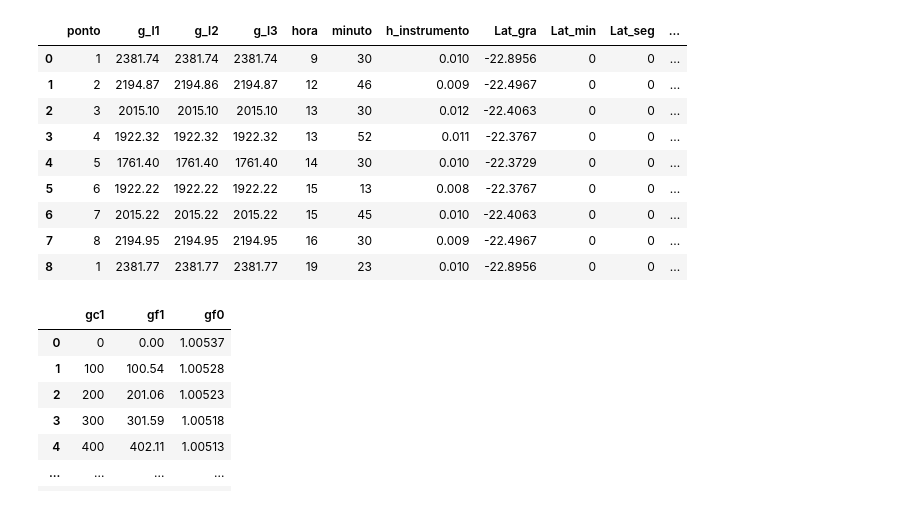
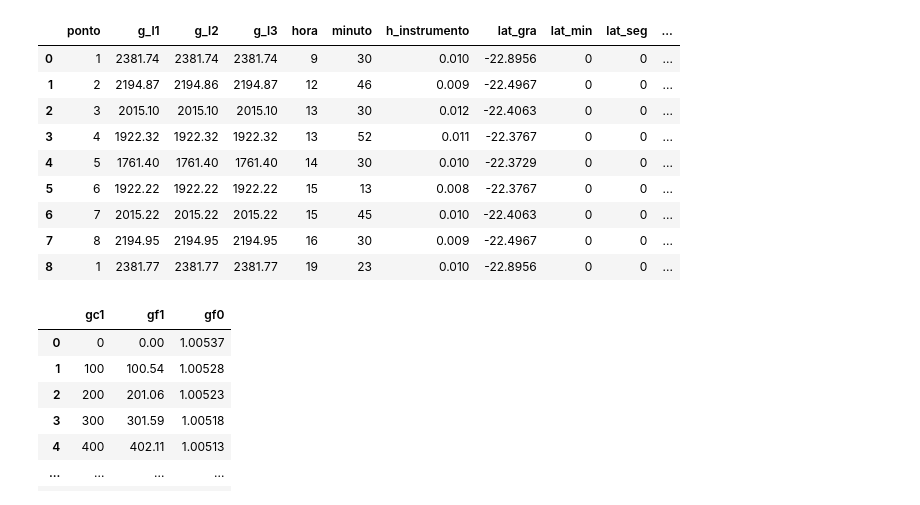
Before and after one commit to sophia-helena-paula/GRAREDv2, a Jupyter notebook: grared.ipynb, the cells around one changed output. Cells and saved outputs as stored; diff of their text form; code cells hidden in the pictures.

```diff
--- a/grared.ipynb
+++ b/grared.ipynb
@@ -166,3 +145,36 @@ def calcular_dados(ponto, Lat_gra, Lat_min, Lat_seg, Lon_gra, Lon_min, Lon_seg,
+# %%
+#-->TO CLASS
+def calcular_val_dec(row, g, m, s):
+    if row[g] >= 0:
+        return row[g] + (row[m] / 60) + (row[s] / 3600)
+    else:
+        return row[g] - (row[m] / 60) - (row[m] / 3600)
+
+def ajustar_hora_utc(hora_utc):
+    if hora_utc < 0:
+        return hora_utc + 24
+    elif hora_utc >= 24:
+        return hora_utc - 24
+    else:
+        return hora_utc
+
+def calcular_dados(df_leitura, fuso_horario):
+    #Cálculo de Latitude em Graus decimais
+    df_leitura['lat_g_dec'] = df_leitura.apply(calcular_val_dec, axis=1, g='lat_gra', m='lat_min', s='lat_seg' )
+    df_leitura['lat_rad'] = np.radians(df_leitura['lat_g_dec'])
+
+    #Cálculo de Longitude em Graus decimais
+    df_leitura['lon_g_dec'] = df_leitura.apply(calcular_val_dec, axis=1, g='lon_gra', m='lon_min', s='lon_seg' )
+    df_leitura['lon_rad'] = np.radians(df_leitura['lon_g_dec'])
+
+    #Cálculo do tempo em Horas decimais
+    df_leitura['hora_dec'] = (df_leitura['hora']) + (df_leitura['minuto']/(60))
+
+    #Horas (sem minutos e segundos) em UTC
+    df_leitura['hora_utc'] = (df_leitura['hora_dec'] - fuso_horario)
+    df_leitura['hora_utc'] = df_leitura['hora_utc'].apply(ajustar_hora_utc)
+
+    return df_leitura
 # %%
 def incertezas():
     ç_gref=0.03 #Inceerteza da leitura absoluta de referência em mGal
@@ -334,10 +352,11 @@ def wrapper(dec=3):
 # %%
 # --> TO DO
-filepath = r'data\GRARED_P_exemplo.xlsx'
-df= open_leitura(tipo_arquivo='excel', path_arquivo=filepath)
-df
+filepath = r'data\GRARED_P_exemplo.csv'
+df= open_leitura(filepath)
+df_1 = calcular_dados(df,-3)
+df_1
 # %% [output]
-|  | ponto | g_l1 | g_l2 | g_l3 | hora | minuto | h_instrumento | Lat_gra | Lat_min | Lat_seg | ... |
+|  | ponto | g_l1 | g_l2 | g_l3 | hora | minuto | h_instrumento | lat_gra | lat_min | lat_seg | ... |
 | 0 | 1 | 2381.74 | 2381.74 | 2381.74 | 9 | 30 | 0.010 | -22.8956 | 0 | 0 | ... |
 | 1 | 2 | 2194.87 | 2194.86 | 2194.87 | 12 | 46 | 0.009 | -22.4967 | 0 | 0 | ... |
 | 2 | 3 | 2015.10 | 2015.10 | 2015.10 | 13 | 30 | 0.012 | -22.4063 | 0 | 0 | ... |
```
Also changed, not shown: parts of 5 cells of this notebook, 2 other files.
